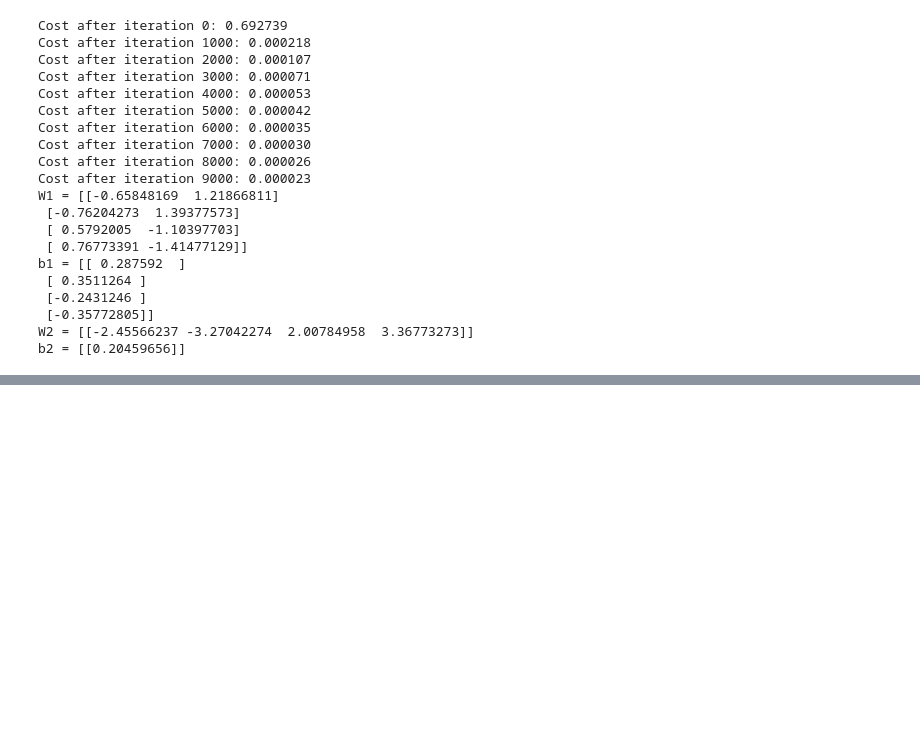
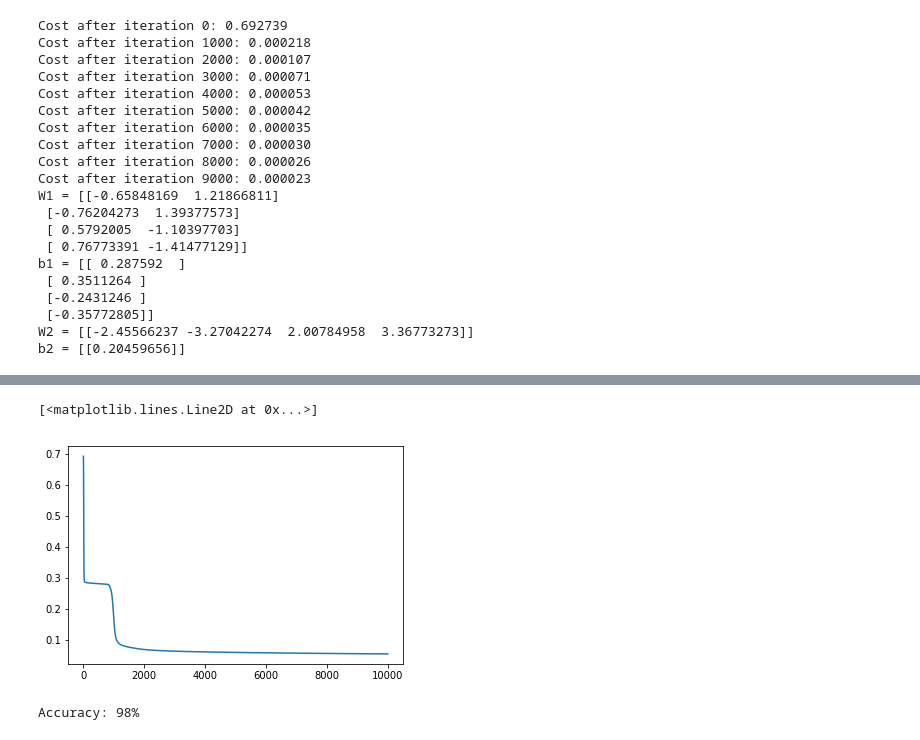
Before and after one commit to asokkumarb/machine-learning, a Jupyter notebook: 2_ShallowNN/Shallow_Neural_Network.ipynb, the cells around one changed output, grey strips where cells are left out. Cells and saved outputs as stored; diff of their text form; code cells hidden in the pictures; blank space fills up the shorter version.

```diff
--- a/2_ShallowNN/Shallow_Neural_Network.ipynb
+++ b/2_ShallowNN/Shallow_Neural_Network.ipynb
@@ -484,0 +533,11 @@ b2 = [[0.20459656]]
+# %%
+plt.plot(costs)
+# %% [output]
+[<matplotlib.lines.Line2D at 0x...>]
+[figure, added]
+# %%
+# Print accuracy
+predictions = predict(parameters, X)
+print ('Accuracy: %d' % float((np.dot(Y,predictions.T) + np.dot(1-Y,1-predictions.T))/float(Y.size)*100) + '%')
+# %% [output]
+Accuracy: 98%
```
Also changed, not shown: parts of 13 cells of this notebook, 1 other file.
